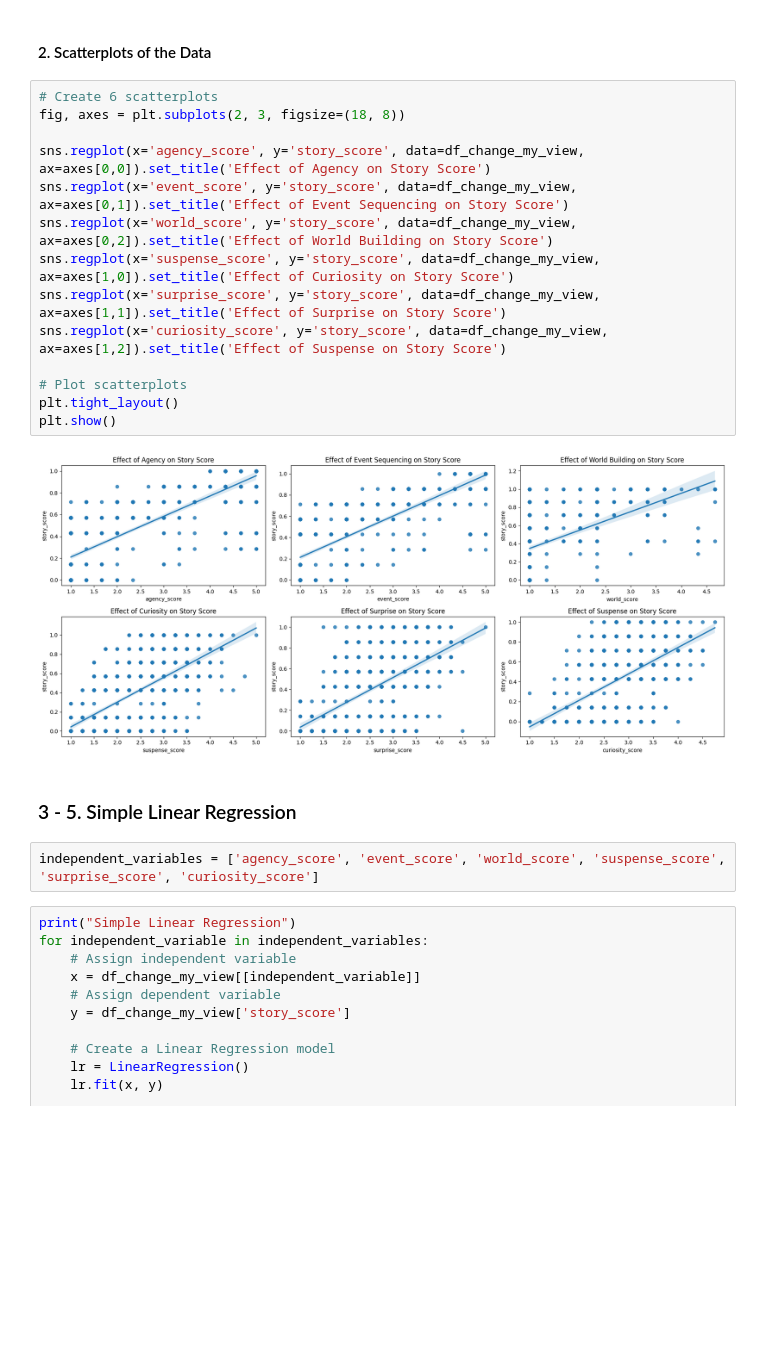
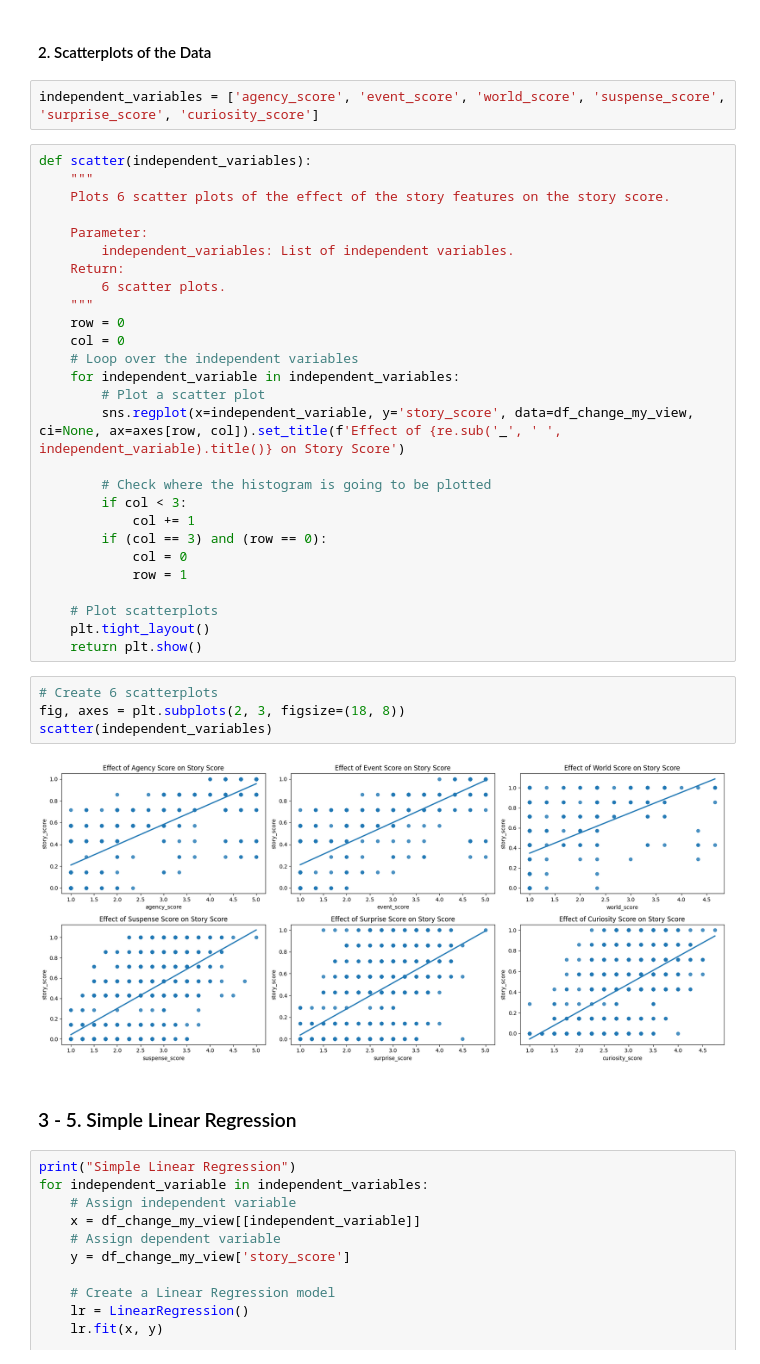
Before and after one commit to Cameron-Meinsma/assignment_2_analysing_data, a Jupyter notebook: assignment_2.ipynb, the cells around one changed output. Saved outputs shown, nothing was run; the diff lists cells and outputs as text; blank space fills up the shorter version.

Commit message:
Update scatterplots

```diff
--- a/assignment_2.ipynb
+++ b/assignment_2.ipynb
@@ -26,26 +26,43 @@ df_change_my_view
 620 rows × 8 columns
 # %% [markdown]
 #### 2. Scatterplots of the Data
+# %%
+independent_variables = ['agency_score', 'event_score', 'world_score', 'suspense_score', 'surprise_score', 'curiosity_score']
+# %%
+def scatter(independent_variables):
+    """
+    Plots 6 scatter plots of the effect of the story features on the story score.
+
+    Parameter:
+        independent_variables: List of independent variables.
+    Return:
+        6 scatter plots.
+    """
+    row = 0
+    col = 0
+    # Loop over the independent variables
+    for independent_variable in independent_variables:
+        # Plot a scatter plot
+        sns.regplot(x=independent_variable, y='story_score', data=df_change_my_view, ci=None, ax=axes[row, col]).set_title(f'Effect of {re.sub('_', ' ', independent_variable).title()} on Story Score')
+
+        # Check where the histogram is going to be plotted
+        if col < 3:
+            col += 1
+        if (col == 3) and (row == 0):
+            col = 0
+            row = 1
+
+    # Plot scatterplots
+    plt.tight_layout()
+    return plt.show()
 # %%
 # Create 6 scatterplots
 fig, axes = plt.subplots(2, 3, figsize=(18, 8))
-
-sns.regplot(x='agency_score', y='story_score', data=df_change_my_view, ax=axes[0,0]).set_title('Effect of Agency on Story Score')
-sns.regplot(x='event_score', y='story_score', data=df_change_my_view, ax=axes[0,1]).set_title('Effect of Event Sequencing on Story Score')
-sns.regplot(x='world_score', y='story_score', data=df_change_my_view, ax=axes[0,2]).set_title('Effect of World Building on Story Score')
-sns.regplot(x='suspense_score', y='story_score', data=df_change_my_view, ax=axes[1,0]).set_title('Effect of Curiosity on Story Score')
-sns.regplot(x='surprise_score', y='story_score', data=df_change_my_view, ax=axes[1,1]).set_title('Effect of Surprise on Story Score')
-sns.regplot(x='curiosity_score', y='story_score', data=df_change_my_view, ax=axes[1,2]).set_title('Effect of Suspense on Story Score')
-
-# Plot scatterplots
-plt.tight_layout()
-plt.show()
+scatter(independent_variables)
 # %% [output]
-[figure, old version]
+[figure, new version]
 # %% [markdown]
 ### 3 - 5. Simple Linear Regression
-# %%
-independent_variables = ['agency_score', 'event_score', 'world_score', 'suspense_score', 'surprise_score', 'curiosity_score']
 # %%
 print("Simple Linear Regression")
 for independent_variable in independent_variables:
```
